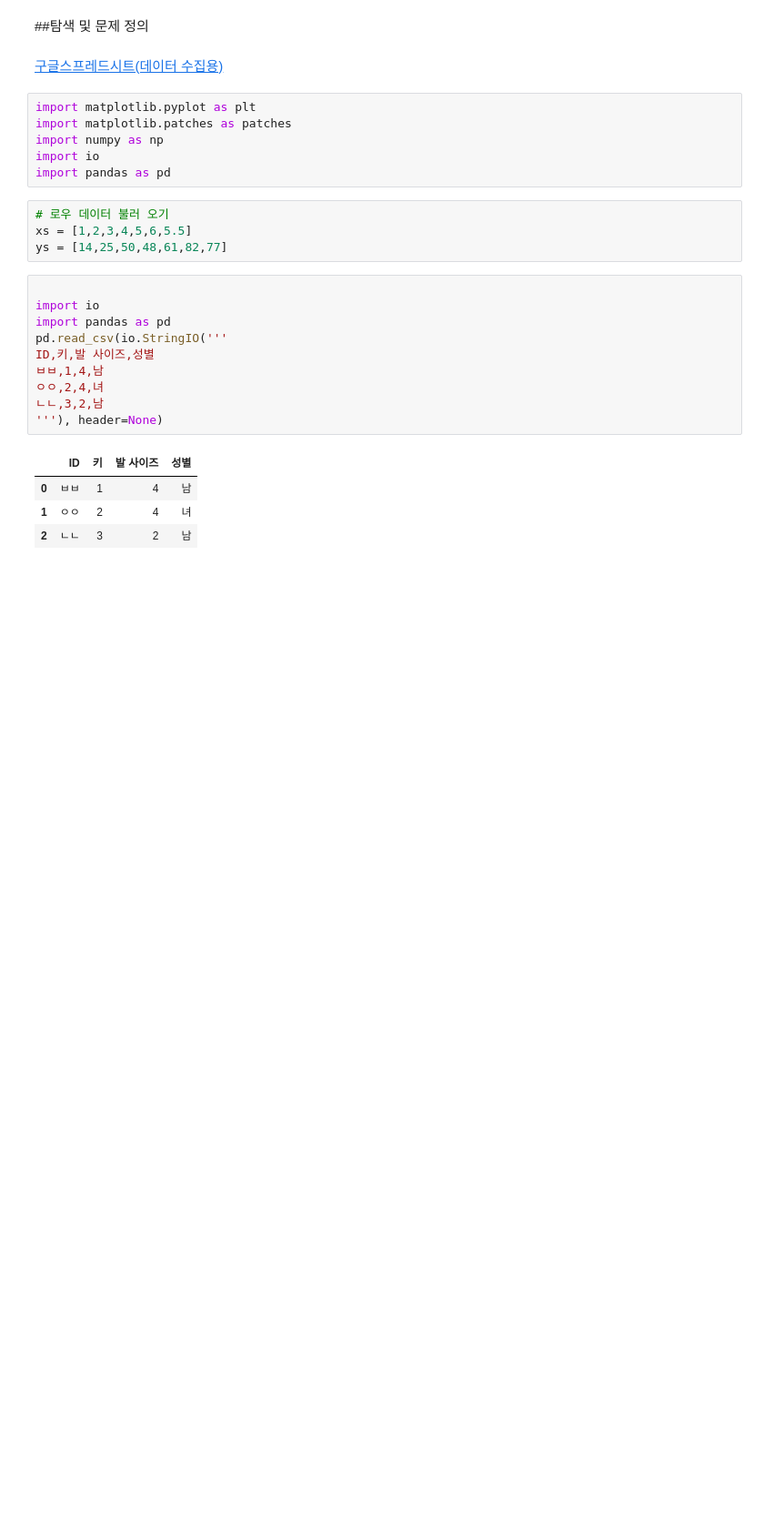
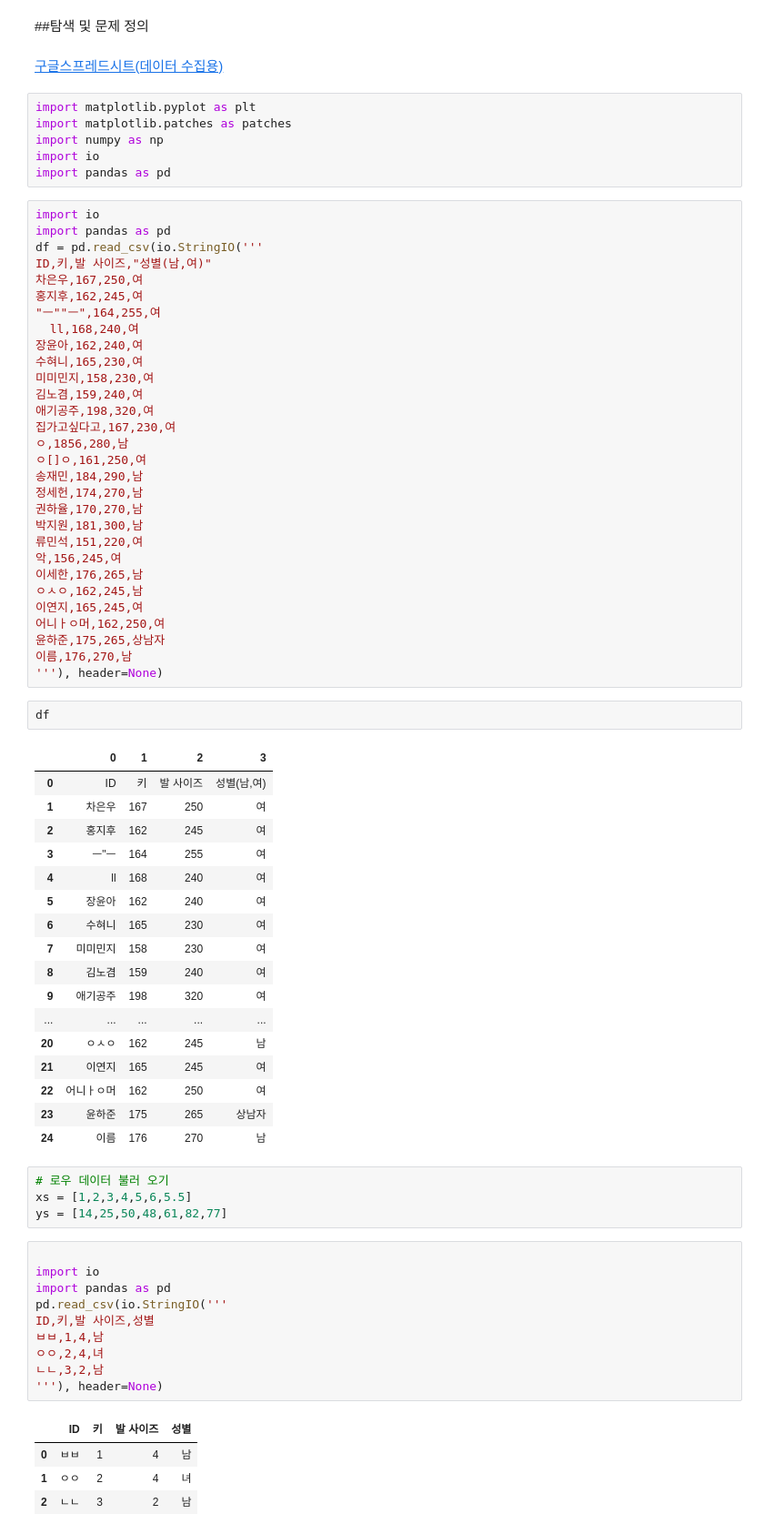
Before and after one commit to Potdooshami/The-3rd-POSTECH-Youth-Mathematical-Artificial-Intelligence-Academy, a Jupyter notebook: PYMAIA3_SVM실습.ipynb, the cells around one changed output. Shown at 91% size. Drawn from its saved outputs; the diff is of its cells as text; blank space fills up the shorter version.

```diff
--- a/PYMAIA3_SVM실습.ipynb
+++ b/PYMAIA3_SVM실습.ipynb
@@ -12,6 +12,56 @@ import matplotlib.patches as patches
 import numpy as np
 import io
 import pandas as pd
+# %%
+import io
+import pandas as pd
+df = pd.read_csv(io.StringIO('''
+ID,키,발 사이즈,"성별(남,여)"
+차은우,167,250,여
+홍지후,162,245,여
+"ㅡ""ㅡ",164,255,여
+  ll,168,240,여
+장윤아,162,240,여
+수혀니,165,230,여
+미미민지,158,230,여
+김노겸,159,240,여
+애기공주,198,320,여
+집가고싶다고,167,230,여
+ㅇ,1856,280,남
+ㅇ[]ㅇ,161,250,여
+송재민,184,290,남
+정세헌,174,270,남
+권하율,170,270,남
+박지원,181,300,남
+류민석,151,220,여
+악,156,245,여
+이세한,176,265,남
+ㅇㅅㅇ,162,245,남
+이연지,165,245,여
+어니ㅏㅇ머,162,250,여
+윤하준,175,265,상남자
+이름,176,270,남
+'''), header=None)
+# %%
+df
+# %% [output]
+|  | 0 | 1 | 2 | 3 |
+| 0 | ID | 키 | 발 사이즈 | 성별(남,여) |
+| 1 | 차은우 | 167 | 250 | 여 |
+| 2 | 홍지후 | 162 | 245 | 여 |
+| 3 | ㅡ"ㅡ | 164 | 255 | 여 |
+| 4 | ll | 168 | 240 | 여 |
+| 5 | 장윤아 | 162 | 240 | 여 |
+| 6 | 수혀니 | 165 | 230 | 여 |
+| 7 | 미미민지 | 158 | 230 | 여 |
+| 8 | 김노겸 | 159 | 240 | 여 |
+| 9 | 애기공주 | 198 | 320 | 여 |
+| ... | ... | ... | ... | ... |
+| 20 | ㅇㅅㅇ | 162 | 245 | 남 |
+| 21 | 이연지 | 165 | 245 | 여 |
+| 22 | 어니ㅏㅇ머 | 162 | 250 | 여 |
+| 23 | 윤하준 | 175 | 265 | 상남자 |
+| 24 | 이름 | 176 | 270 | 남 |
 # %%
 # 로우 데이터 불러 오기
 xs = [1,2,3,4,5,6,5.5]
```
